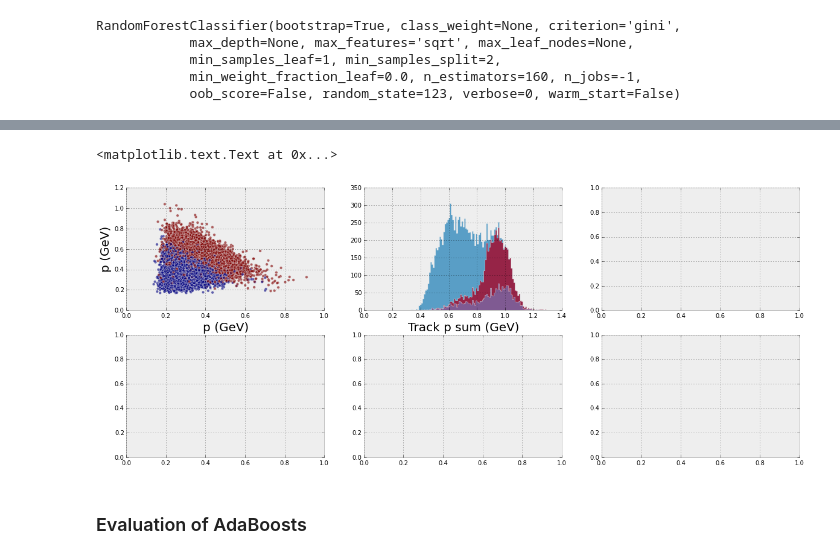
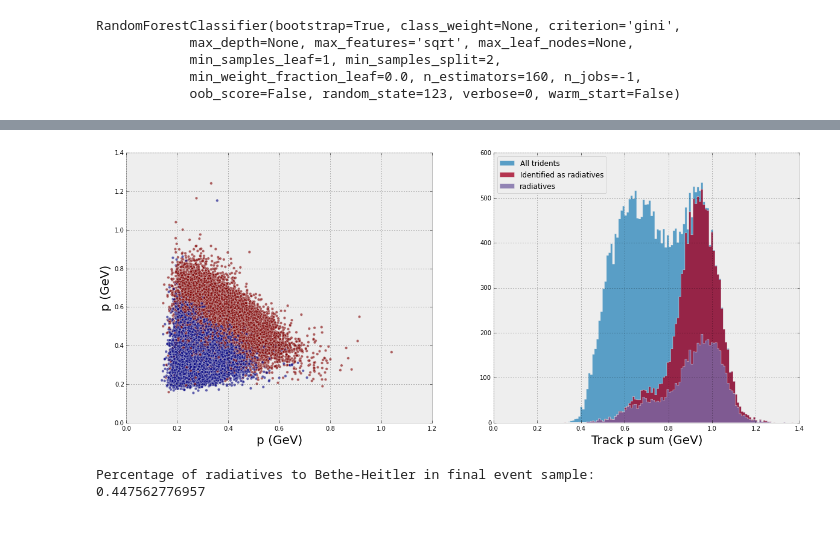
Before and after one commit to omar-moreno/hps-analysis, a Jupyter notebook: python/notebooks/radiative_signal_classification.ipynb, the cells around one changed output, grey strips where cells are left out. Drawn from its saved outputs; the diff is of its cells as text; code cells hidden in the pictures; blank space fills up the shorter version.

Commit message:
Cleanup and add plots of final selection.

```diff
--- a/python/notebooks/radiative_signal_classification.ipynb
+++ b/python/notebooks/radiative_signal_classification.ipynb
@@ -275,7 +283,7 @@ X_bh_test = rnp.rec2array(X_bh_test_rec)
 
 # Truncate the array containing the Radiative features such that it's correctly weighted
 # for the expected cross sections
-X_rad_test = X_rad[:len(X_bh_test)/6]
+X_rad_test = X_rad[:len(X_bh_test)/4]
 
 # Create the targets
 y_rad_test = np.ones(len(X_rad_test))
@@ -300,4 +308,8 @@ Shape of y: (14269,)
 # %%
+from sklearn.ensemble import RandomForestClassifier
+
+RANDOM_STATE = 123
+
 #
 forest_clf = RandomForestClassifier(max_features='sqrt', n_jobs=-1, n_estimators=160, random_state=RANDOM_STATE)
 forest_clf.fit(X, y)
@@ -366,36 +345,38 @@ ax0.set_ylabel("Ecal cluster energy (GeV)", fontsize=20)
 # %%
 rad_track_0_p = X_rad_test[:,6]
 rad_track_0_px = X_rad_test[:,7]
 rad_track_0_py = X_rad_test[:,8]
 rad_track_0_pz = X_rad_test[:,9]
 rad_track_1_p = X_rad_test[:,15]
 rad_track_1_px = X_rad_test[:,16]
 rad_track_1_py = X_rad_test[:,17]
 rad_track_1_pz = X_rad_test[:,18]
 
 bh_track_0_p = X_bh_test[:,6]
 bh_track_0_px = X_bh_test[:,7]
 bh_track_0_py = X_bh_test[:,8]
 bh_track_0_pz = X_bh_test[:,9]
 bh_track_1_p = X_bh_test[:,15]
 bh_track_1_px = X_bh_test[:,16]
 bh_track_1_py = X_bh_test[:,17]
 bh_track_1_pz = X_bh_test[:,18]
 
-fig, ((ax0, ax1, ax2), (ax3, ax4, ax5)) = plt.subplots(nrows=2, ncols=3, figsize=(20,8))
+fig, (ax0, ax1) = plt.subplots(ncols=2, figsize=(20,8))
 
 ax0.scatter(X_test[:,6], X_test[:,15], c=y_predictions, alpha=0.6)
 ax0.set_xlabel("p (GeV)", fontsize=20)
 ax0.set_ylabel("p (GeV)", fontsize=20)
 
-ax1.hist(X_test[:, 24], bins=150, range=(0.02, 1.4), alpha=0.8, histtype="stepfilled")
-ax1.hist(X_test[:, 24][y_predictions == 1], bins=150, range=(0.02, 1.4), alpha=0.8, histtype="stepfilled")
-ax1.hist(X_test[:, 24][y_test == 1], bins=150, range=(0.02, 1.4), alpha=0.8, histtype="stepfilled")
+ax1.hist(X_test[:, 24], bins=150, range=(0.02, 1.4), alpha=0.8, histtype="stepfilled", label="All tridents")
+ax1.hist(X_test[:, 24][y_predictions == 1], bins=150, range=(0.02, 1.4), alpha=0.8, histtype="stepfilled", label="Identified as radiatives")
+ax1.hist(X_test[:, 24][y_test == 1], bins=150, range=(0.02, 1.4), alpha=0.8, histtype="stepfilled", label="radiatives")
+ax1.legend(loc=2)
 
-#ax2.hist(bh_track_0_p + bh_track_1_p, bins=150, range=(0.02, 1.4), alpha=0.8, normed=True, histtype="stepfilled")
-ax1.set_xlabel("Track p sum (GeV)", fontsize=20)
+ax1.set_xlabel("Track p sum (GeV)", fontsize=20);
 # %% [output]
-<matplotlib.text.Text at 0x...>
-[figure, old version]
+[figure, new version]
-# %% [markdown]
-### Evaluation of AdaBoosts
+# %%
+print "Percentage of radiatives to Bethe-Heitler in final event sample: " + str(float(len(X_test[:,24][y_test == 1]))/float(len(X_test[:,24][y_predictions == 1]))
+# %% [output]
+Percentage of radiatives to Bethe-Heitler in final event sample:
+0.447562776957
```
Also changed, not shown: parts of 14 cells of this notebook, 1 other file.
